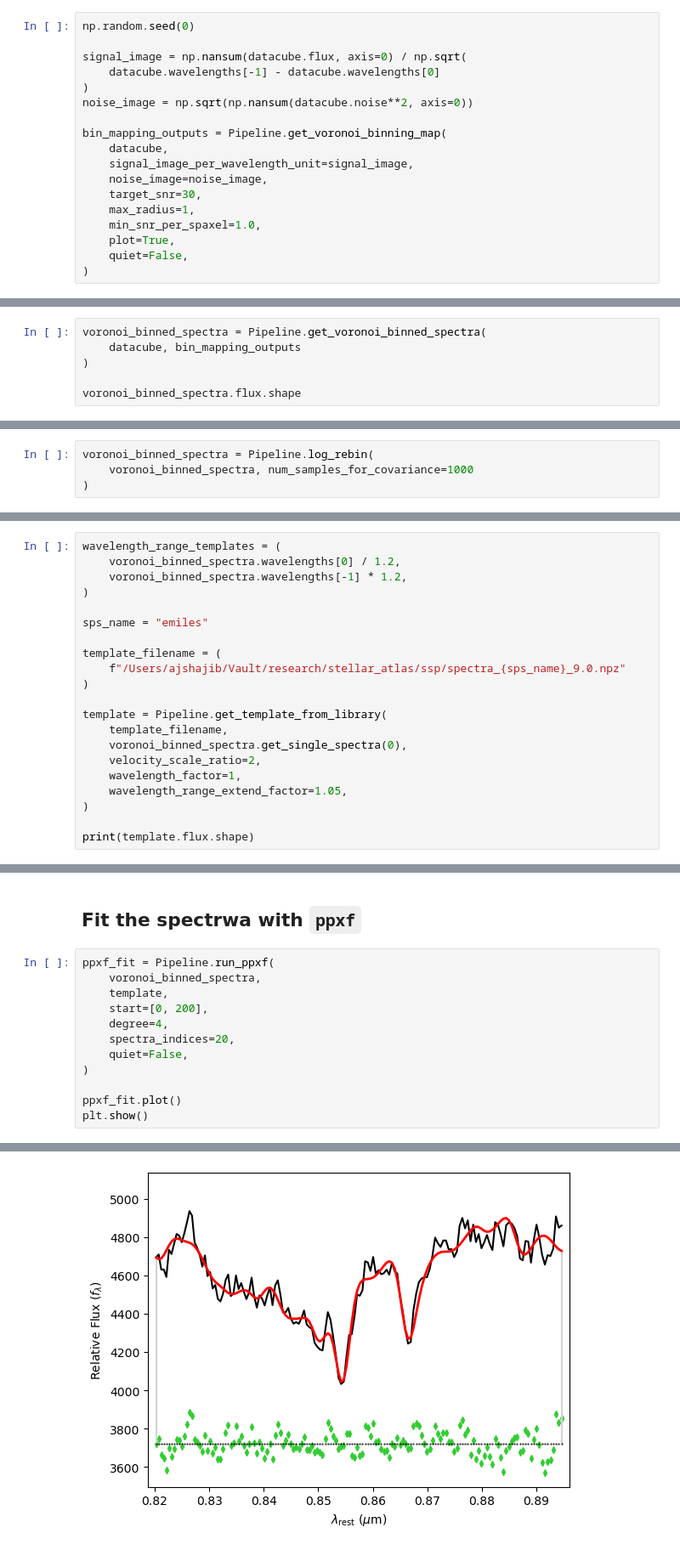
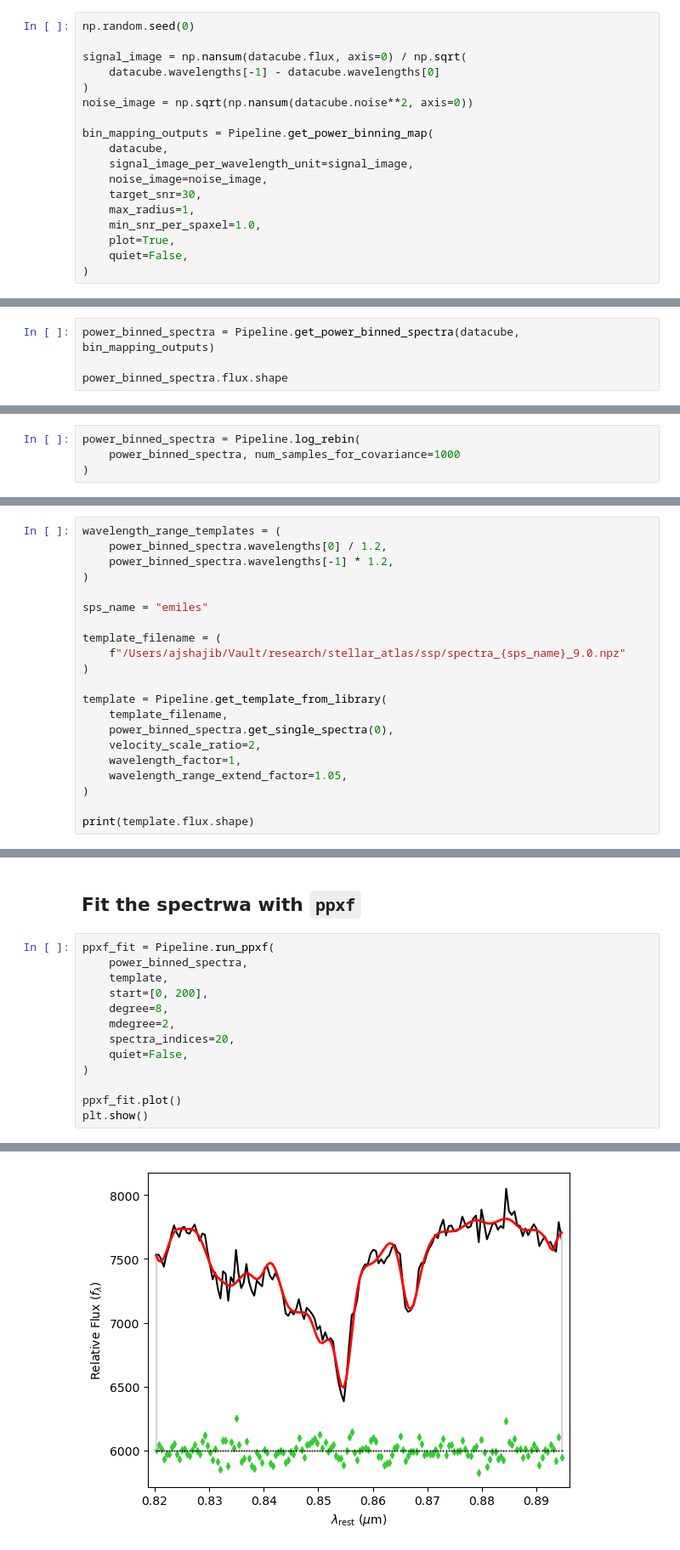
Before and after one commit to ajshajib/squirrel, a Jupyter notebook: notebooks/squirrel_example.ipynb, the cells around one changed output, grey strips where cells are left out. Shown at 85% size. Saved outputs shown, nothing was run; the diff lists cells and outputs as text.

```diff
--- a/notebooks/squirrel_example.ipynb
+++ b/notebooks/squirrel_example.ipynb
@@ -143,7 +143,7 @@ signal_image = np.nansum(datacube.flux, axis=0) / np.sqrt(
 )
 noise_image = np.sqrt(np.nansum(datacube.noise**2, axis=0))
 
-bin_mapping_outputs = Pipeline.get_voronoi_binning_map(
+bin_mapping_outputs = Pipeline.get_power_binning_map(
     datacube,
     signal_image_per_wavelength_unit=signal_image,
     noise_image=noise_image,
@@ -175,7 +170,5 @@ Elapsed time optimization: 0.01 seconds
 # %%
-voronoi_binned_spectra = Pipeline.get_voronoi_binned_spectra(
-    datacube, bin_mapping_outputs
-)
+power_binned_spectra = Pipeline.get_power_binned_spectra(datacube, bin_mapping_outputs)
 
-voronoi_binned_spectra.flux.shape
+power_binned_spectra.flux.shape
 # %% [output]
@@ -198,5 +191,5 @@ plt.show()
 # %%
-voronoi_binned_spectra = Pipeline.log_rebin(
-    voronoi_binned_spectra, num_samples_for_covariance=1000
+power_binned_spectra = Pipeline.log_rebin(
+    power_binned_spectra, num_samples_for_covariance=1000
 )
 # %%
@@ -210,7 +203,7 @@ voronoi_binned_spectra.flux.shape, voronoi_binned_spectra.wavelengths.shape
 # %%
 wavelength_range_templates = (
-    voronoi_binned_spectra.wavelengths[0] / 1.2,
-    voronoi_binned_spectra.wavelengths[-1] * 1.2,
+    power_binned_spectra.wavelengths[0] / 1.2,
+    power_binned_spectra.wavelengths[-1] * 1.2,
 )
 
 sps_name = "emiles"
@@ -221,7 +214,7 @@ template_filename = (
 
 template = Pipeline.get_template_from_library(
     template_filename,
-    voronoi_binned_spectra.get_single_spectra(0),
+    power_binned_spectra.get_single_spectra(0),
     velocity_scale_ratio=2,
     wavelength_factor=1,
     wavelength_range_extend_factor=1.05,
@@ -234,10 +227,11 @@ print(template.flux.shape)
 ## Fit the spectrwa with `ppxf`
 # %%
 ppxf_fit = Pipeline.run_ppxf(
-    voronoi_binned_spectra,
+    power_binned_spectra,
     template,
     start=[0, 200],
-    degree=4,
+    degree=8,
+    mdegree=2,
     spectra_indices=20,
     quiet=False,
 )
@@ -253 +247 @@ linear_method = lsq_box; Nonzero Templates (>0.1%): 2/150
-[figure, old version]
+[figure, new version]
```
Also changed, not shown: parts of 9 cells of this notebook.
